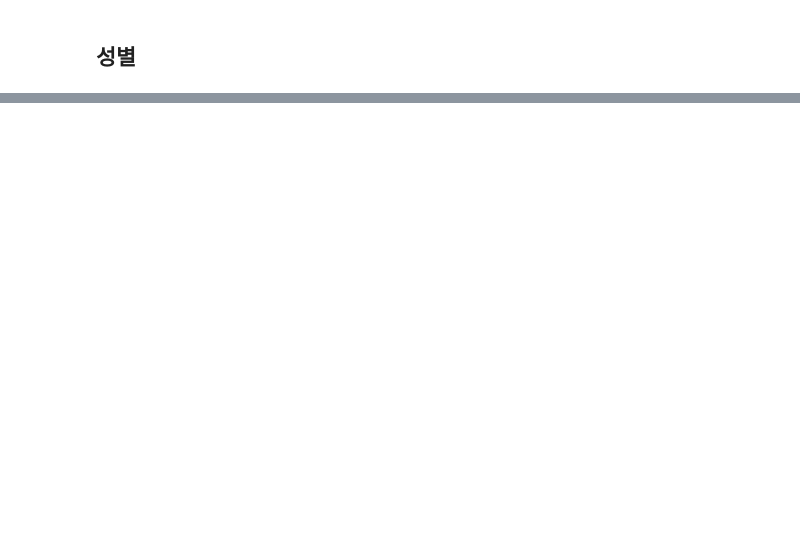
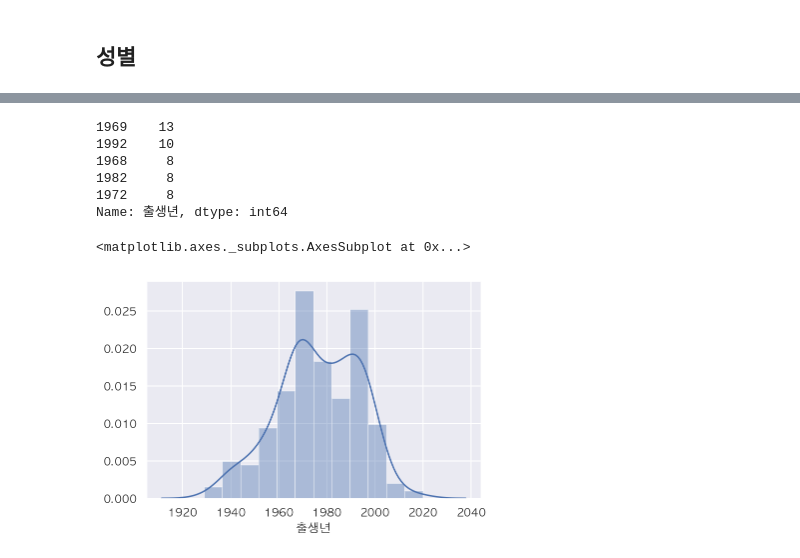
Before and after one commit to corazzon/COVID-19-eda, a Jupyter notebook: 06-seoul-covid-19-eda.ipynb, the cells around one changed output, grey strips where cells are left out. Saved outputs shown, nothing was run; the diff lists cells and outputs as text; code cells hidden in the pictures; blank space fills up the shorter version.

```diff
--- a/06-seoul-covid-19-eda.ipynb
+++ b/06-seoul-covid-19-eda.ipynb
@@ -404,0 +432,17 @@ df["성별"] = df["성별(출생년)"].map(lambda x : x.split("(")[0])
+# %%
+df["출생년"].value_counts().head()
+# %% [output]
+1969    13
+1992    10
+1968     8
+1982     8
+1972     8
+Name: 출생년, dtype: int64
+# %%
+df["출생년"] = df["출생년"].astype(int)
+df["나이"] = 2020 - df["출생년"]
+# %%
+sns.distplot(df["출생년"])
+# %% [output]
+<matplotlib.axes._subplots.AxesSubplot at 0x...>
+[figure, added]
```
Also changed, not shown: parts of 30 cells of this notebook.
